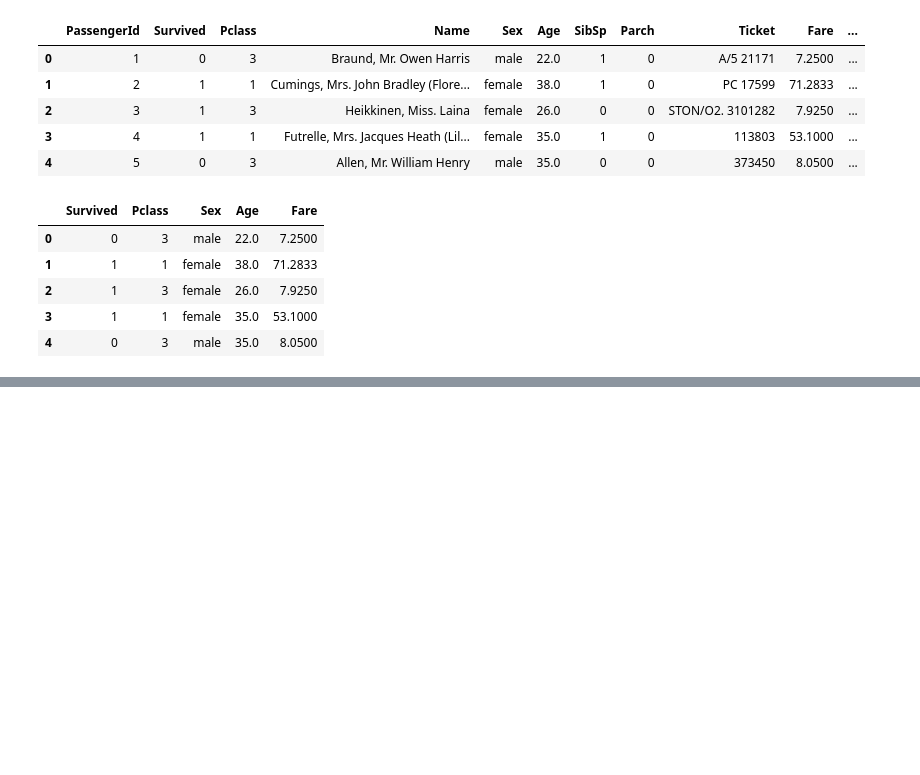
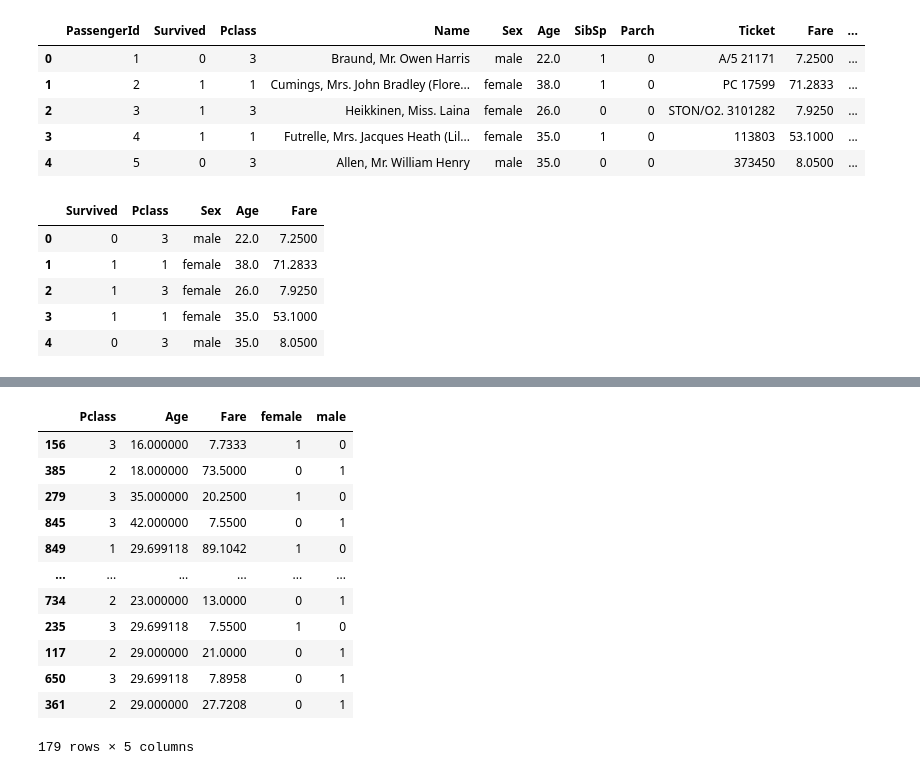
Before and after one commit to rudransh358/python--AI-and-ML--1-, a Jupyter notebook: naivebayse.ipynb, the cells around one changed output, grey strips where cells are left out. Drawn from its saved outputs; the diff is of its cells as text; code cells hidden in the pictures; blank space fills up the shorter version.

```diff
--- a/naivebayse.ipynb
+++ b/naivebayse.ipynb
@@ -40,0 +114,16 @@ inputs.head(3)
+# %%
+x_test
+# %% [output]
+|  | Pclass | Age | Fare | female | male |
+| 156 | 3 | 16.000000 | 7.7333 | 1 | 0 |
+| 385 | 2 | 18.000000 | 73.5000 | 0 | 1 |
+| 279 | 3 | 35.000000 | 20.2500 | 1 | 0 |
+| 845 | 3 | 42.000000 | 7.5500 | 0 | 1 |
+| 849 | 1 | 29.699118 | 89.1042 | 1 | 0 |
+| ... | ... | ... | ... | ... | ... |
+| 734 | 2 | 23.000000 | 13.0000 | 0 | 1 |
+| 235 | 3 | 29.699118 | 7.5500 | 1 | 0 |
+| 117 | 2 | 29.000000 | 21.0000 | 0 | 1 |
+| 650 | 3 | 29.699118 | 7.8958 | 0 | 1 |
+| 361 | 2 | 29.000000 | 27.7208 | 0 | 1 |
+179 rows × 5 columns
```
Also changed, not shown: parts of 17 cells of this notebook.
